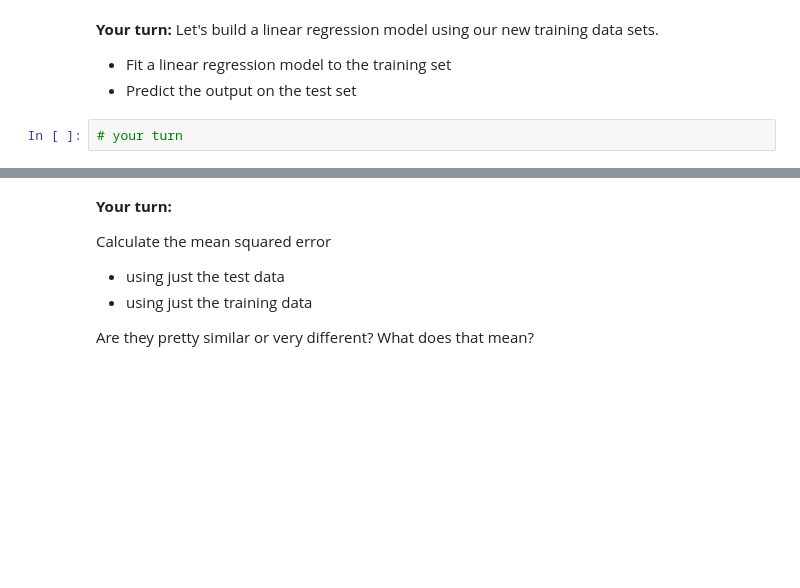
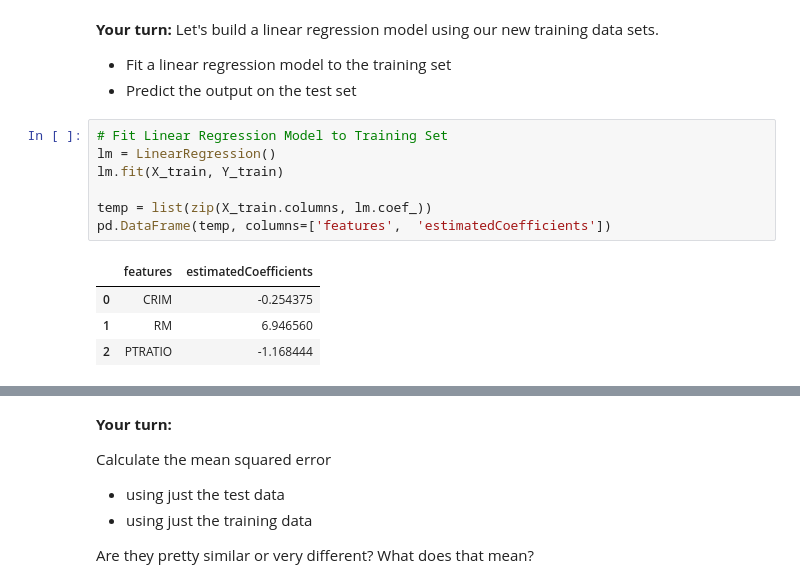
Before and after one commit to mssalemi/Data-Science-Intensive-Springboard, a Jupyter notebook: Statistical Inference/linear_regression_mini_project/Mini_Project_Linear_Regression.ipynb, the cells around one changed output, grey strips where cells are left out. Cells and saved outputs as stored; diff of their text form; blank space fills up the shorter version.

```diff
--- a/Statistical Inference/linear_regression_mini_project/Mini_Project_Linear_Regression.ipynb
+++ b/Statistical Inference/linear_regression_mini_project/Mini_Project_Linear_Regression.ipynb
@@ -699,5 +699,15 @@ print(Y_test.shape)
 
 * Fit a linear regression model to the training set
 * Predict the output on the test set
-# %%
-# your turn
+# %%
+# Fit Linear Regression Model to Training Set
+lm = LinearRegression()
+lm.fit(X_train, Y_train)
+
+temp = list(zip(X_train.columns, lm.coef_))
+pd.DataFrame(temp, columns=['features',  'estimatedCoefficients'])
+# %% [output]
+|  | features | estimatedCoefficients |
+| 0 | CRIM | -0.254375 |
+| 1 | RM | 6.946560 |
+| 2 | PTRATIO | -1.168444 |
```
Also changed, not shown: parts of 15 cells of this notebook.
